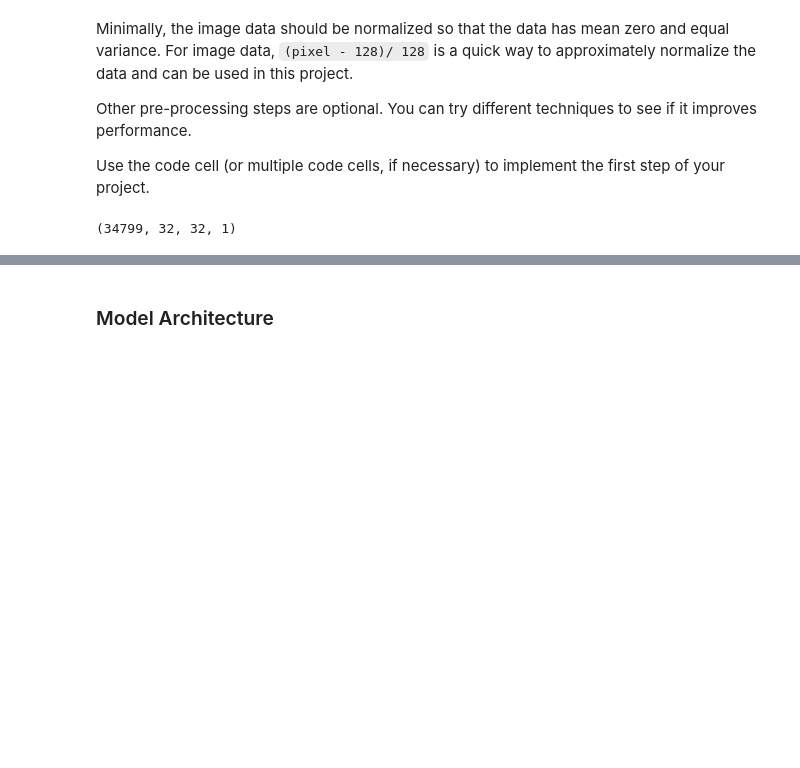
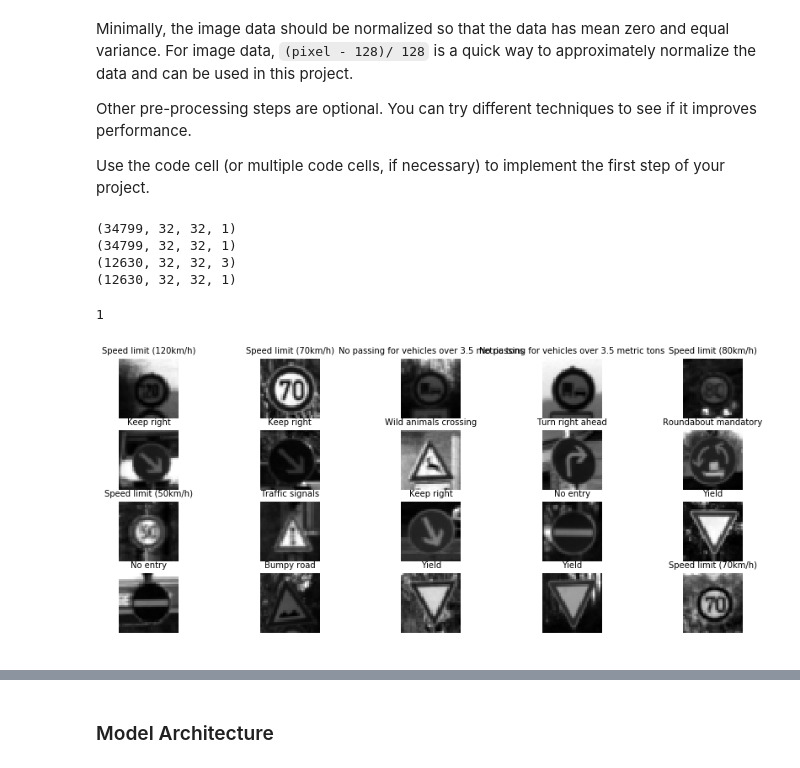
Before and after one commit to z687wang/TrafficSignClassifier, a Jupyter notebook: Traffic_Sign_Classifier.ipynb, the cells around one changed output, grey strips where cells are left out. Saved outputs shown, nothing was run; the diff lists cells and outputs as text; code cells hidden in the pictures; blank space fills up the shorter version.

```diff
--- a/Traffic_Sign_Classifier.ipynb
+++ b/Traffic_Sign_Classifier.ipynb
@@ -155,28 +173,48 @@ Use the code cell (or multiple code cells, if necessary) to implement the first
 # Convert to grayscale
 from sklearn.utils import shuffle
 
+X_train_rgb = X_train
+X_train_gray = np.sum(X_train/3, axis=3, keepdims=True)
 
-# X_train_rgb = X_train
-X_train = np.sum(X_train/3, axis=3, keepdims=True)
+X_test_rgb = X_test
+X_test_gray = np.sum(X_test/3, axis=3, keepdims=True)
 
-# X_test_rgb = X_test
-# X_test_gray = np.sum(X_test/3, axis=3, keepdims=True)
+X_valid_rgb = X_valid
+X_valid_gray = np.sum(X_valid/3, axis=3, keepdims=True)
 
-# X_valid_rgb = X_valid
-X_valid = np.sum(X_valid/3, axis=3, keepdims=True)
+print(X_train_rgb.shape)
+print(X_train_gray.shape)
 
-# X_train, y_train = shuffle(X_train_gray, y_train)
-# X_valid, y_valid = shuffle(X_valid_gray, y_valid)
+print(X_test_rgb.shape)
+print(X_test_gray.shape)
 
-
-# print(X_train_rgb.shape)
-# print(X_train_gray.shape)
-
-# print(X_test_rgb.shape)
-# print(X_test_gray.shape)
-X_train = X_train/255.0
-X_valid = X_valid/255.0
-
-print(X_train.shape)
+X_train = X_train_gray
+X_test = X_test_gray
+X_valid = X_valid_gray
 # %% [output]
 (34799, 32, 32, 1)
+(34799, 32, 32, 1)
+(12630, 32, 32, 3)
+(12630, 32, 32, 1)
+# %%
+image_depth_channels = X_train.shape[3]
+
+print(image_depth_channels)
+
+
+name_values = np.genfromtxt('signnames.csv', skip_header=1, dtype=[('myint','i8'), ('mysring','S55')], delimiter=',')
+
+# show image of 10 random data points
+fig, axs = plt.subplots(4,5, figsize=(15, 6))
+fig.subplots_adjust(hspace = .2, wspace=.001)
+axs = axs.ravel()
+for i in range(20):
+    index = random.randint(0, len(X_train))
+    image = X_train[index]
+    axs[i].axis('off')
+    image = np.expand_dims(image, axis=0)
+    axs[i].imshow(image.squeeze())
+    axs[i].set_title(name_values[y_train[index]][1].decode('ascii'), fontsize=10)
+# %% [output]
+1
+[figure, added]
```
Also changed, not shown: parts of 8 cells of this notebook.
